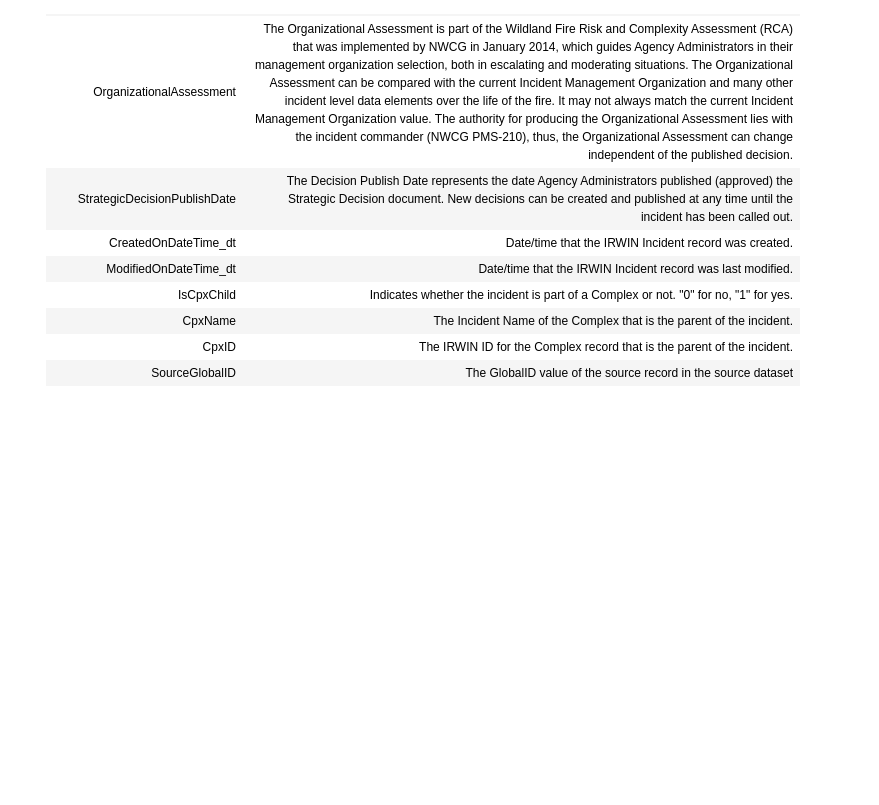
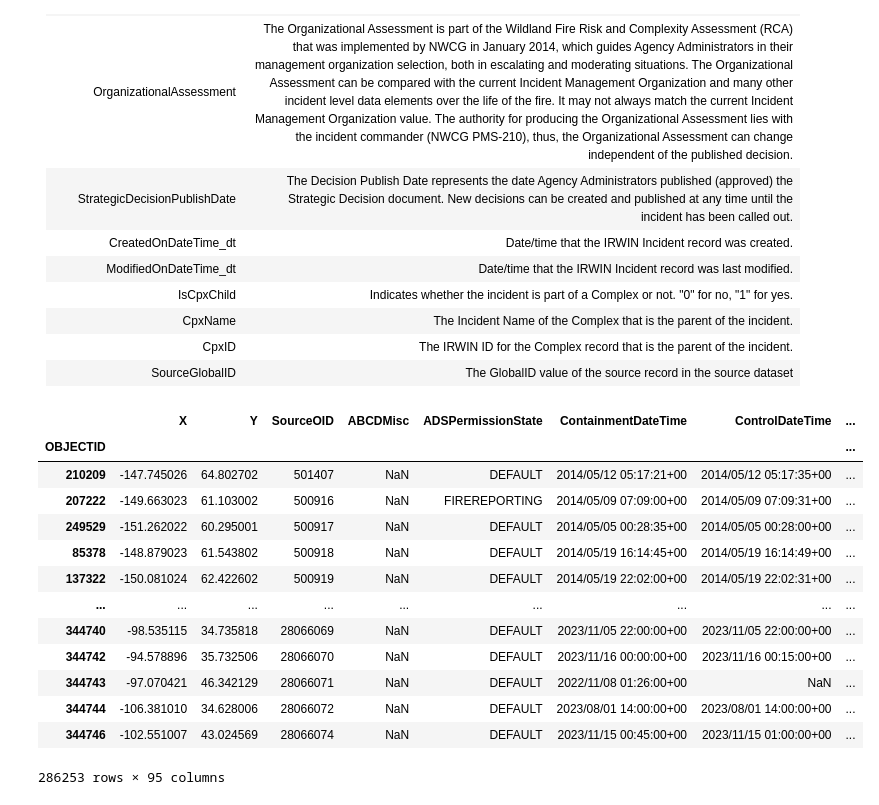
Before and after one commit to SD-2023-CS02/Wildfire-Resource-Simulator, a Jupyter notebook: wfigs_fire_data.ipynb, the cells around one changed output. Drawn from its saved outputs; the diff is of its cells as text; code cells hidden in the pictures; blank space fills up the shorter version.

Commit message:
sorted WIFL data by date

```diff
--- a/wfigs_fire_data.ipynb
+++ b/wfigs_fire_data.ipynb
@@ -240,3 +240,26 @@ display(fire_locations)
 | CpxName | The Incident Name of the Complex that is the parent of the incident. |
 | CpxID | The IRWIN ID for the Complex record that is the parent of the incident. |
 | SourceGlobalID | The GlobalID value of the source record in the source dataset |
+# %%
+# Create dataframe of csv
+sortByDate = pd.DataFrame(fire_locations)
+sortByDate['CreatedOnDateTime_dt'] = pd.to_datetime(sortByDate['CreatedOnDateTime_dt'])
+
+df_sorted = sortByDate.sort_values(by='CreatedOnDateTime_dt')
+
+display(df_sorted)
+# %% [output]
+|  | X | Y | SourceOID | ABCDMisc | ADSPermissionState | ContainmentDateTime | ControlDateTime | ... |
+| OBJECTID |  |  |  |  |  |  |  | ... |
+| 210209 | -147.745026 | 64.802702 | 501407 | NaN | DEFAULT | 2014/05/12 05:17:21+00 | 2014/05/12 05:17:35+00 | ... |
+| 207222 | -149.663023 | 61.103002 | 500916 | NaN | FIREREPORTING | 2014/05/09 07:09:00+00 | 2014/05/09 07:09:31+00 | ... |
+| 249529 | -151.262022 | 60.295001 | 500917 | NaN | DEFAULT | 2014/05/05 00:28:35+00 | 2014/05/05 00:28:00+00 | ... |
+| 85378 | -148.879023 | 61.543802 | 500918 | NaN | DEFAULT | 2014/05/19 16:14:45+00 | 2014/05/19 16:14:49+00 | ... |
+| 137322 | -150.081024 | 62.422602 | 500919 | NaN | DEFAULT | 2014/05/19 22:02:00+00 | 2014/05/19 22:02:31+00 | ... |
+| ... | ... | ... | ... | ... | ... | ... | ... | ... |
+| 344740 | -98.535115 | 34.735818 | 28066069 | NaN | DEFAULT | 2023/11/05 22:00:00+00 | 2023/11/05 22:00:00+00 | ... |
+| 344742 | -94.578896 | 35.732506 | 28066070 | NaN | DEFAULT | 2023/11/16 00:00:00+00 | 2023/11/16 00:15:00+00 | ... |
+| 344743 | -97.070421 | 46.342129 | 28066071 | NaN | DEFAULT | 2022/11/08 01:26:00+00 | NaN | ... |
+| 344744 | -106.381010 | 34.628006 | 28066072 | NaN | DEFAULT | 2023/08/01 14:00:00+00 | 2023/08/01 14:00:00+00 | ... |
+| 344746 | -102.551007 | 43.024569 | 28066074 | NaN | DEFAULT | 2023/11/15 00:45:00+00 | 2023/11/15 01:00:00+00 | ... |
+286253 rows × 95 columns
```
